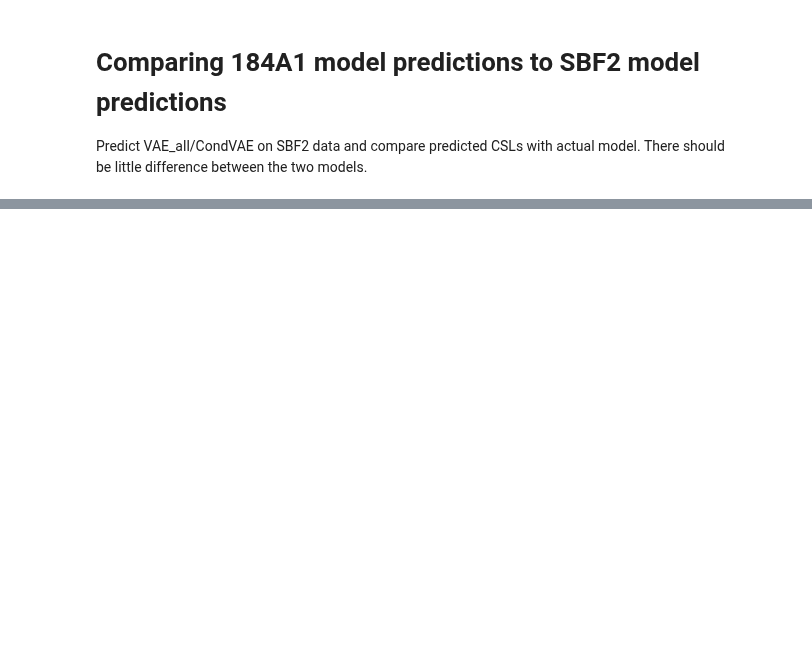
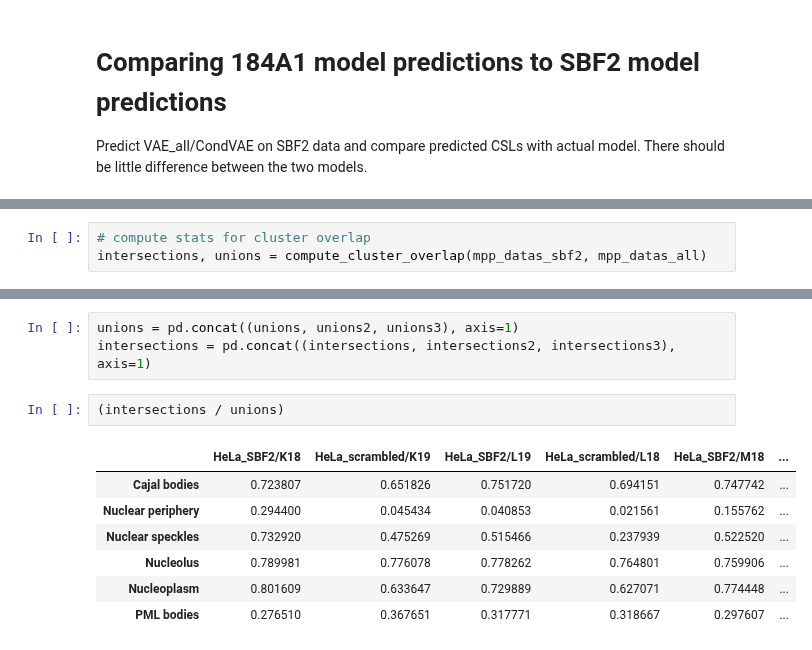
Before and after one commit to theislab/campa_ana, a Jupyter notebook: figure_notebooks/fig5_suppl_184A1-model-on-HeLa-data.ipynb, the cells around one changed output, grey strips where cells are left out. Drawn from its saved outputs; the diff is of its cells as text; blank space fills up the shorter version.

```diff
--- a/figure_notebooks/fig5_suppl_184A1-model-on-HeLa-data.ipynb
+++ b/figure_notebooks/fig5_suppl_184A1-model-on-HeLa-data.ipynb
@@ -26,0 +142,3 @@ data_dirs
+# %%
+# compute stats for cluster overlap
+intersections, unions = compute_cluster_overlap(mpp_datas_sbf2, mpp_datas_all)
@@ -26,0 +179,13 @@ data_dirs
+# %%
+unions = pd.concat((unions, unions2, unions3), axis=1)
+intersections = pd.concat((intersections, intersections2, intersections3), axis=1)
+# %%
+(intersections / unions)
+# %% [output]
+|  | HeLa_SBF2/K18 | HeLa_scrambled/K19 | HeLa_SBF2/L19 | HeLa_scrambled/L18 | HeLa_SBF2/M18 | ... |
+| Cajal bodies | 0.723807 | 0.651826 | 0.751720 | 0.694151 | 0.747742 | ... |
+| Nuclear periphery | 0.294400 | 0.045434 | 0.040853 | 0.021561 | 0.155762 | ... |
+| Nuclear speckles | 0.732920 | 0.475269 | 0.515466 | 0.237939 | 0.522520 | ... |
+| Nucleolus | 0.789981 | 0.776078 | 0.778262 | 0.764801 | 0.759906 | ... |
+| Nucleoplasm | 0.801609 | 0.633647 | 0.729889 | 0.627071 | 0.774448 | ... |
+| PML bodies | 0.276510 | 0.367651 | 0.317771 | 0.318667 | 0.297607 | ... |
```
Also changed, not shown: parts of 12 cells of this notebook, 16 other files.
